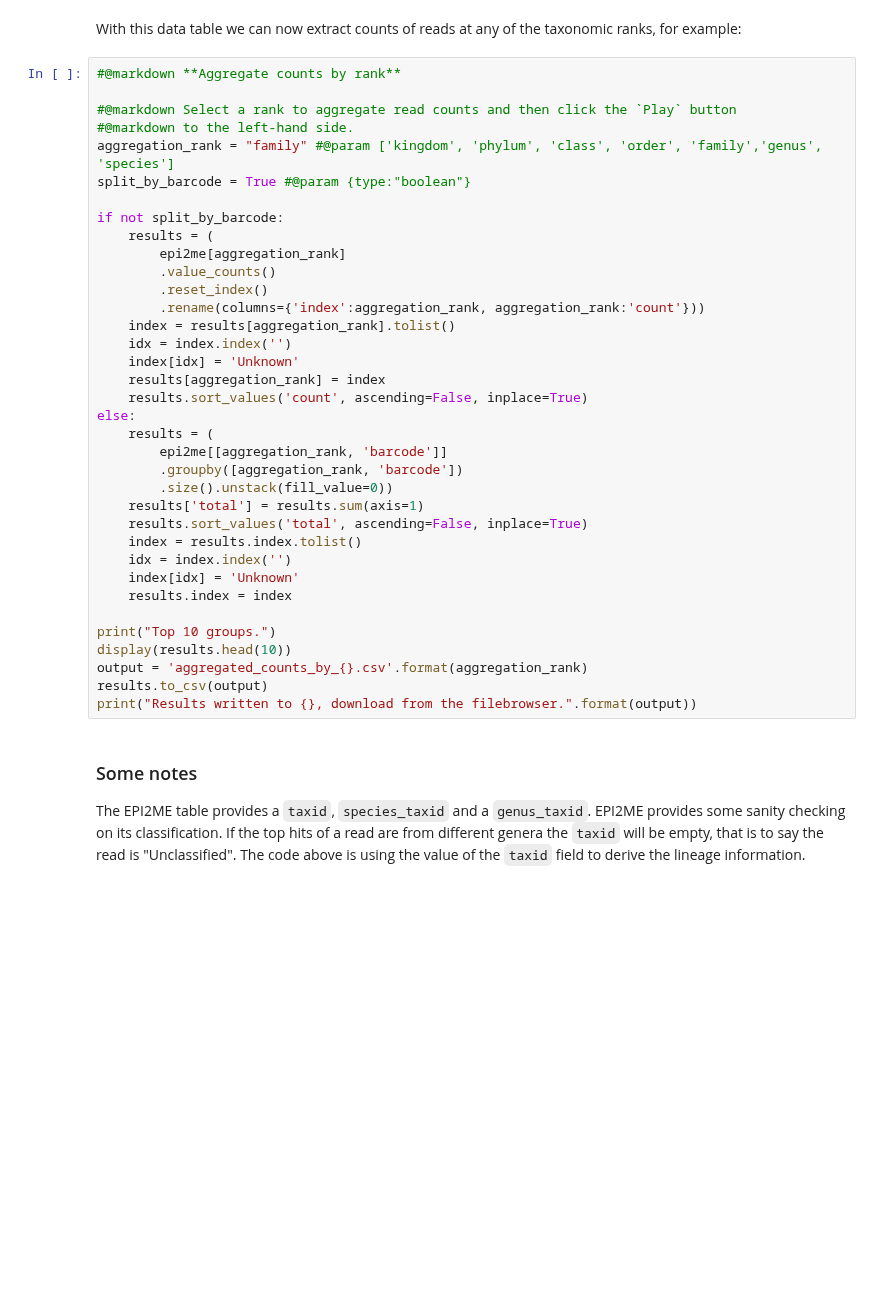
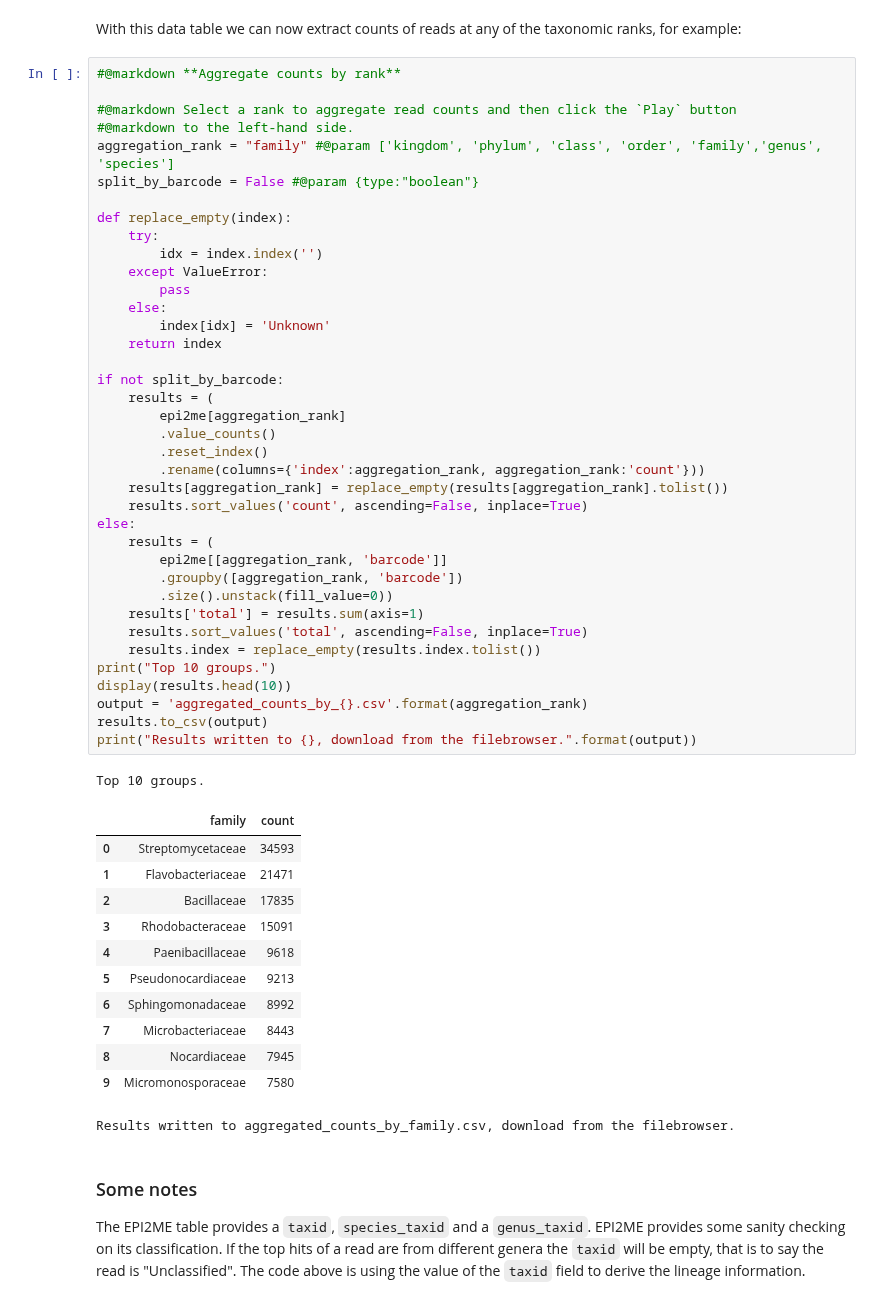
Before and after one commit to genignored/tutorials, a Jupyter notebook: Analysis_of_EPI2ME_16S_CSV_Output.ipynb, the cells around one changed output. Cells and saved outputs as stored; diff of their text form; blank space fills up the shorter version.

```diff
--- a/Analysis_of_EPI2ME_16S_CSV_Output.ipynb
+++ b/Analysis_of_EPI2ME_16S_CSV_Output.ipynb
@@ -155,39 +190,55 @@ With this data table we can now extract counts of reads at any of the taxonomic
 # %%
 #@markdown **Aggregate counts by rank**
 
 #@markdown Select a rank to aggregate read counts and then click the `Play` button
 #@markdown to the left-hand side.
 aggregation_rank = "family" #@param ['kingdom', 'phylum', 'class', 'order', 'family','genus', 'species']
-split_by_barcode = True #@param {type:"boolean"}
+split_by_barcode = False #@param {type:"boolean"}
+
+def replace_empty(index):
+    try:
+        idx = index.index('')
+    except ValueError:
+        pass
+    else:
+        index[idx] = 'Unknown'
+    return index
 
 if not split_by_barcode:
     results = (
         epi2me[aggregation_rank]
         .value_counts()
         .reset_index()
         .rename(columns={'index':aggregation_rank, aggregation_rank:'count'}))
-    index = results[aggregation_rank].tolist()
-    idx = index.index('')
-    index[idx] = 'Unknown'
-    results[aggregation_rank] = index
+    results[aggregation_rank] = replace_empty(results[aggregation_rank].tolist())
     results.sort_values('count', ascending=False, inplace=True)
 else:
     results = (
         epi2me[[aggregation_rank, 'barcode']]
         .groupby([aggregation_rank, 'barcode'])
         .size().unstack(fill_value=0))
     results['total'] = results.sum(axis=1)
     results.sort_values('total', ascending=False, inplace=True)
-    index = results.index.tolist()
-    idx = index.index('')
-    index[idx] = 'Unknown'
-    results.index = index
-
+    results.index = replace_empty(results.index.tolist())
 print("Top 10 groups.")
 display(results.head(10))
 output = 'aggregated_counts_by_{}.csv'.format(aggregation_rank)
 results.to_csv(output)
 print("Results written to {}, download from the filebrowser.".format(output))
+# %% [output]
+Top 10 groups.
+|  | family | count |
+| 0 | Streptomycetaceae | 34593 |
+| 1 | Flavobacteriaceae | 21471 |
+| 2 | Bacillaceae | 17835 |
+| 3 | Rhodobacteraceae | 15091 |
+| 4 | Paenibacillaceae | 9618 |
+| 5 | Pseudonocardiaceae | 9213 |
+| 6 | Sphingomonadaceae | 8992 |
+| 7 | Microbacteriaceae | 8443 |
+| 8 | Nocardiaceae | 7945 |
+| 9 | Micromonosporaceae | 7580 |
+Results written to aggregated_counts_by_family.csv, download from the filebrowser.
 # %% [markdown]
 ### Some notes
 
```
Also changed, not shown: parts of 6 cells of this notebook.
